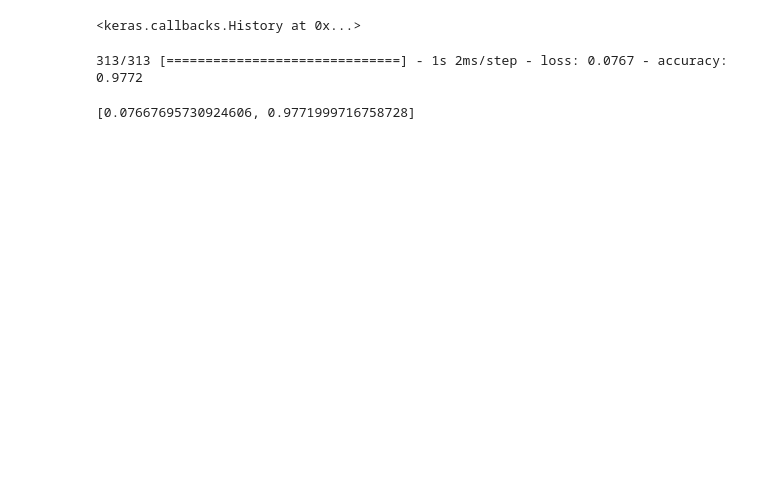
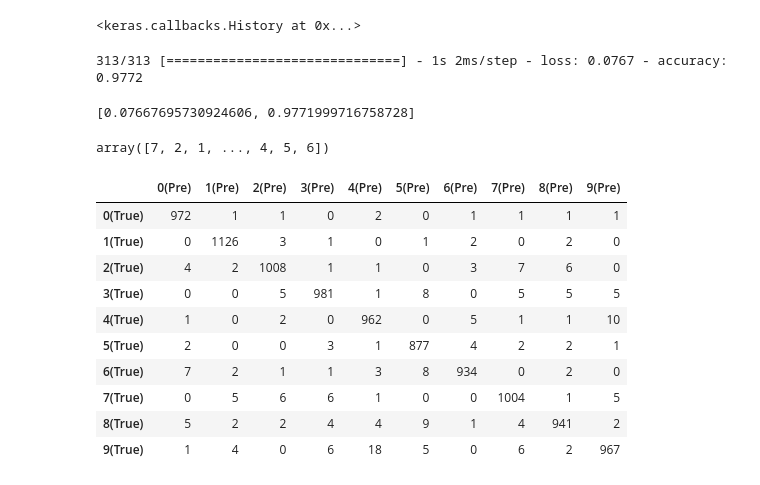
Before and after one commit to ycchiu18/xiemen1129, a Jupyter notebook: mlp.ipynb, the cells around one changed output. Saved outputs shown, nothing was run; the diff lists cells and outputs as text; code cells hidden in the pictures; blank space fills up the shorter version.

```diff
--- a/mlp.ipynb
+++ b/mlp.ipynb
@@ -122,3 +122,26 @@ model.evaluate(x_test_norm, y_test_cat)
 # %% [output]
 313/313 [==============================] - 1s 2ms/step - loss: 0.0767 - accuracy: 0.9772
 [0.07667695730924606, 0.9771999716758728]
+# %%
+pre = model.predict(x_test_norm).argmax(axis=1)
+pre
+# %% [output]
+array([7, 2, 1, ..., 4, 5, 6])
+# %%
+from sklearn.metrics import confusion_matrix
+mat = confusion_matrix(y_test, pre)
+pd.DataFrame(mat,
+      index=["{}(True)".format(i) for i in range(10)],
+      columns=["{}(Pre)".format(i) for i in range(10)])
+# %% [output]
+|  | 0(Pre) | 1(Pre) | 2(Pre) | 3(Pre) | 4(Pre) | 5(Pre) | 6(Pre) | 7(Pre) | 8(Pre) | 9(Pre) |
+| 0(True) | 972 | 1 | 1 | 0 | 2 | 0 | 1 | 1 | 1 | 1 |
+| 1(True) | 0 | 1126 | 3 | 1 | 0 | 1 | 2 | 0 | 2 | 0 |
+| 2(True) | 4 | 2 | 1008 | 1 | 1 | 0 | 3 | 7 | 6 | 0 |
+| 3(True) | 0 | 0 | 5 | 981 | 1 | 8 | 0 | 5 | 5 | 5 |
+| 4(True) | 1 | 0 | 2 | 0 | 962 | 0 | 5 | 1 | 1 | 10 |
+| 5(True) | 2 | 0 | 0 | 3 | 1 | 877 | 4 | 2 | 2 | 1 |
+| 6(True) | 7 | 2 | 1 | 1 | 3 | 8 | 934 | 0 | 2 | 0 |
+| 7(True) | 0 | 5 | 6 | 6 | 1 | 0 | 0 | 1004 | 1 | 5 |
+| 8(True) | 5 | 2 | 2 | 4 | 4 | 9 | 1 | 4 | 941 | 2 |
+| 9(True) | 1 | 4 | 0 | 6 | 18 | 5 | 0 | 6 | 2 | 967 |
```
Also changed, not shown: parts of 1 cell of this notebook.
